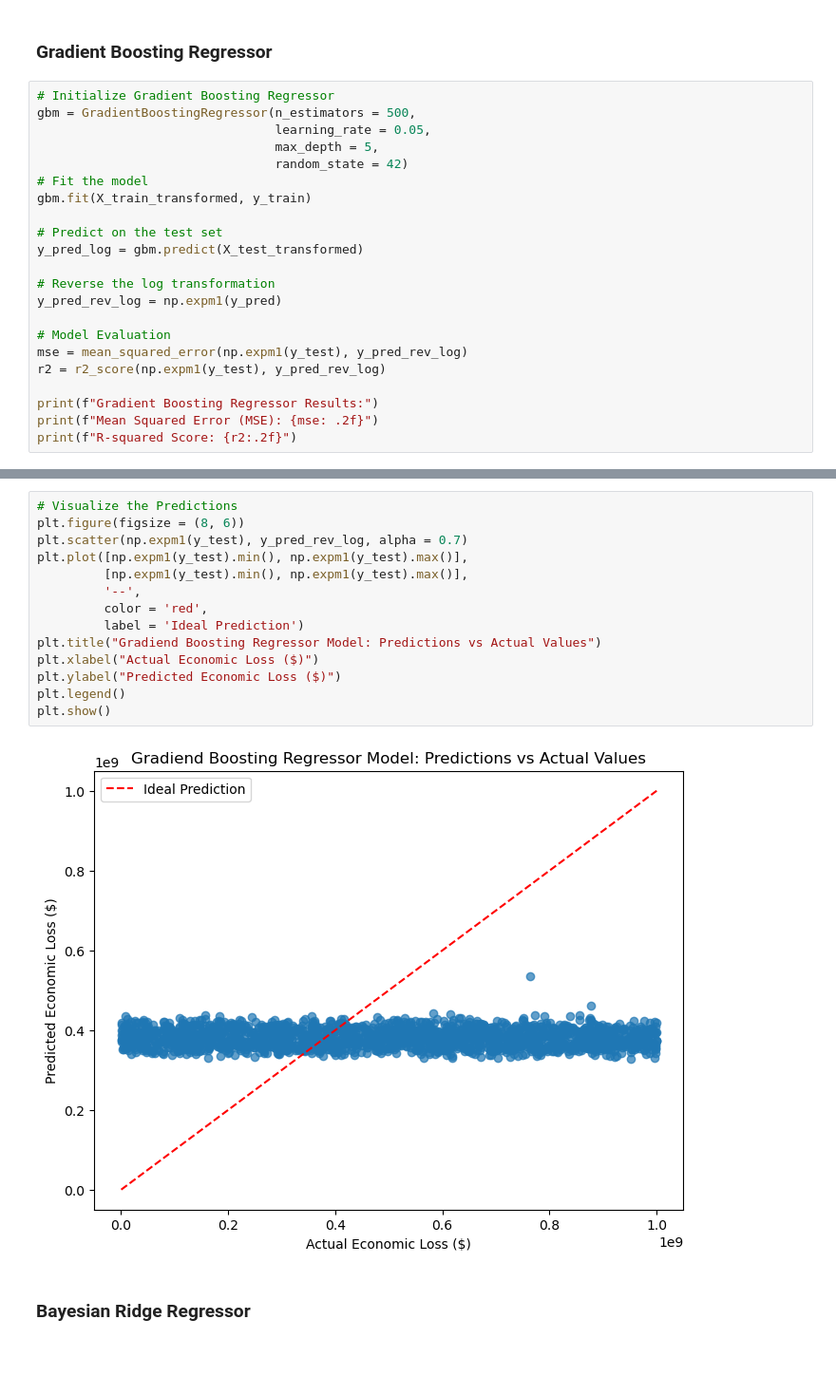
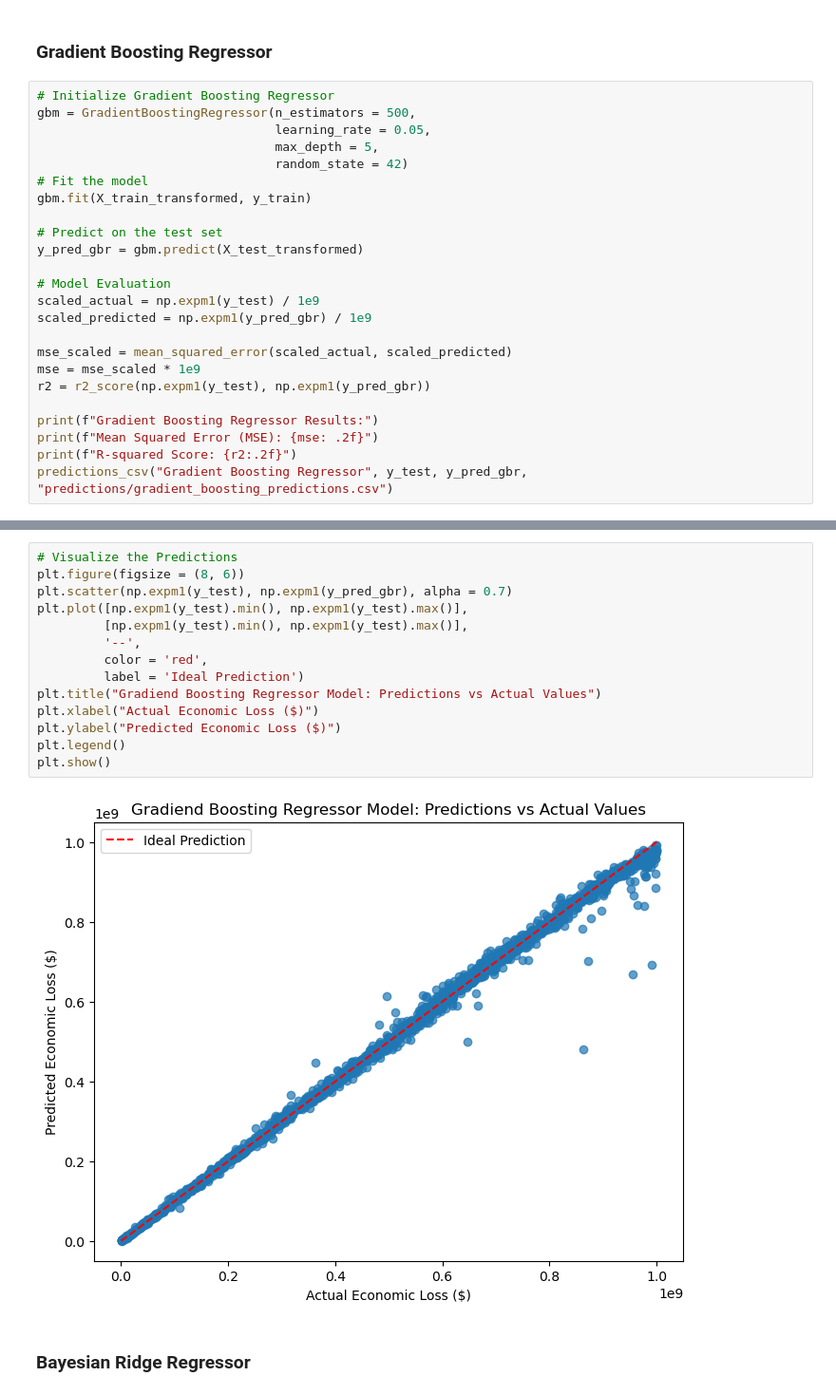
Before and after one commit to hamodikk/MSDS-422_Final_Project, a Jupyter notebook: Final_midpoint_EDA.ipynb, the cells around one changed output, grey strips where cells are left out. Shown at 95% size. Saved outputs shown, nothing was run; the diff lists cells and outputs as text; blank space fills up the shorter version.

```diff
--- a/Final_midpoint_EDA.ipynb
+++ b/Final_midpoint_EDA.ipynb
@@ -238,17 +256,19 @@ gbm = GradientBoostingRegressor(n_estimators = 500,
 gbm.fit(X_train_transformed, y_train)
 
 # Predict on the test set
-y_pred_log = gbm.predict(X_test_transformed)
-
-# Reverse the log transformation
-y_pred_rev_log = np.expm1(y_pred)
+y_pred_gbr = gbm.predict(X_test_transformed)
 
 # Model Evaluation
-mse = mean_squared_error(np.expm1(y_test), y_pred_rev_log)
-r2 = r2_score(np.expm1(y_test), y_pred_rev_log)
+scaled_actual = np.expm1(y_test) / 1e9
+scaled_predicted = np.expm1(y_pred_gbr) / 1e9
+
+mse_scaled = mean_squared_error(scaled_actual, scaled_predicted)
+mse = mse_scaled * 1e9
+r2 = r2_score(np.expm1(y_test), np.expm1(y_pred_gbr))
 
 print(f"Gradient Boosting Regressor Results:")
 print(f"Mean Squared Error (MSE): {mse: .2f}")
 print(f"R-squared Score: {r2:.2f}")
+predictions_csv("Gradient Boosting Regressor", y_test, y_pred_gbr, "predictions/gradient_boosting_predictions.csv")
 # %% [output]
 Gradient Boosting Regressor Results:
@@ -257,19 +278,19 @@ R-squared Score: -0.17
 # %%
 # Visualize the Predictions
 plt.figure(figsize = (8, 6))
-plt.scatter(np.expm1(y_test), y_pred_rev_log, alpha = 0.7)
+plt.scatter(np.expm1(y_test), np.expm1(y_pred_gbr), alpha = 0.7)
 plt.plot([np.expm1(y_test).min(), np.expm1(y_test).max()],
          [np.expm1(y_test).min(), np.expm1(y_test).max()],
          '--',
          color = 'red',
          label = 'Ideal Prediction')
 plt.title("Gradiend Boosting Regressor Model: Predictions vs Actual Values")
 plt.xlabel("Actual Economic Loss ($)")
 plt.ylabel("Predicted Economic Loss ($)")
 plt.legend()
 plt.show()
 # %% [output]
-[figure, old version]
+[figure, new version]
 # %% [markdown]
 ### Bayesian Ridge Regressor
 # %%
```
Also changed, not shown: parts of 10 cells of this notebook, 6 other files.
